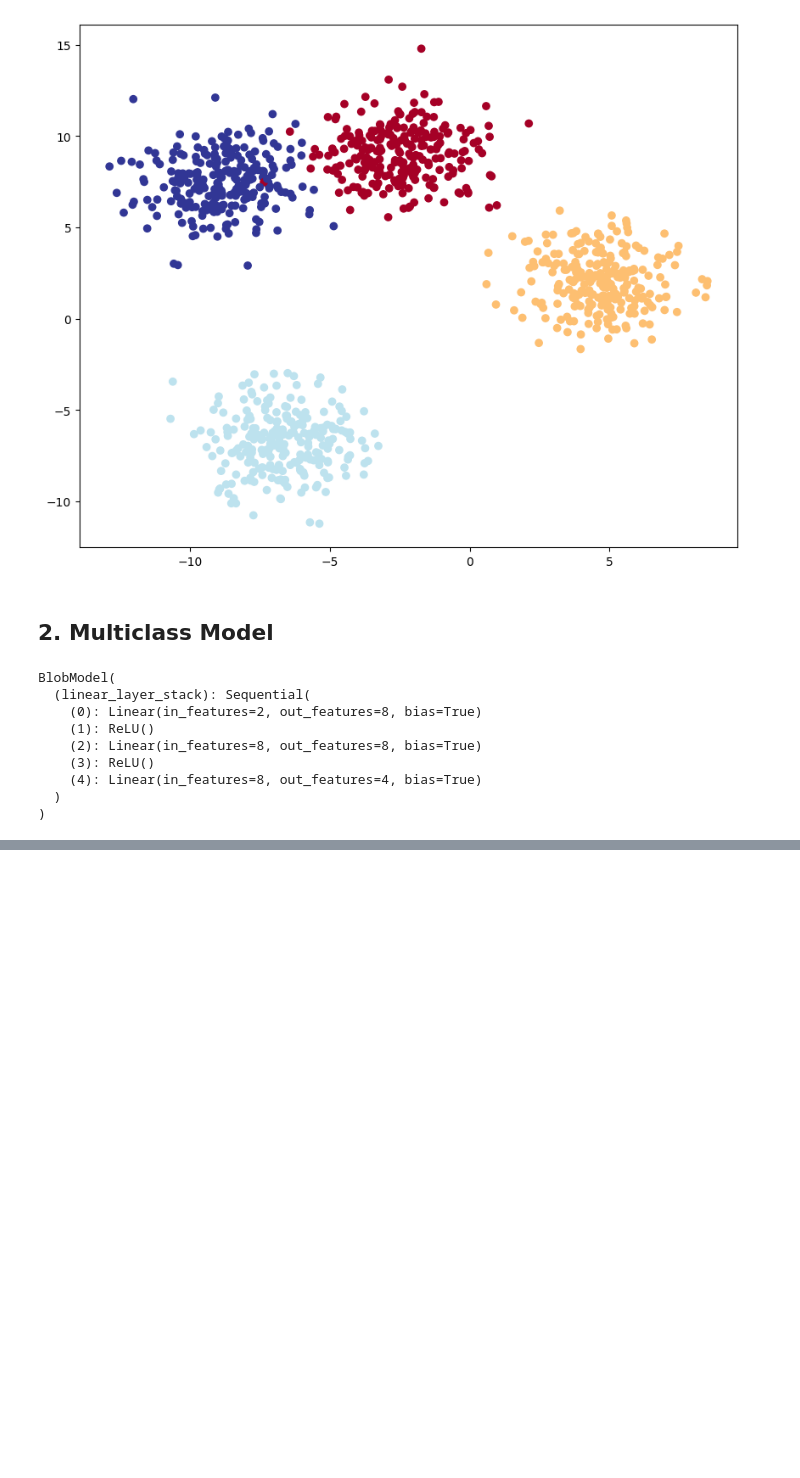
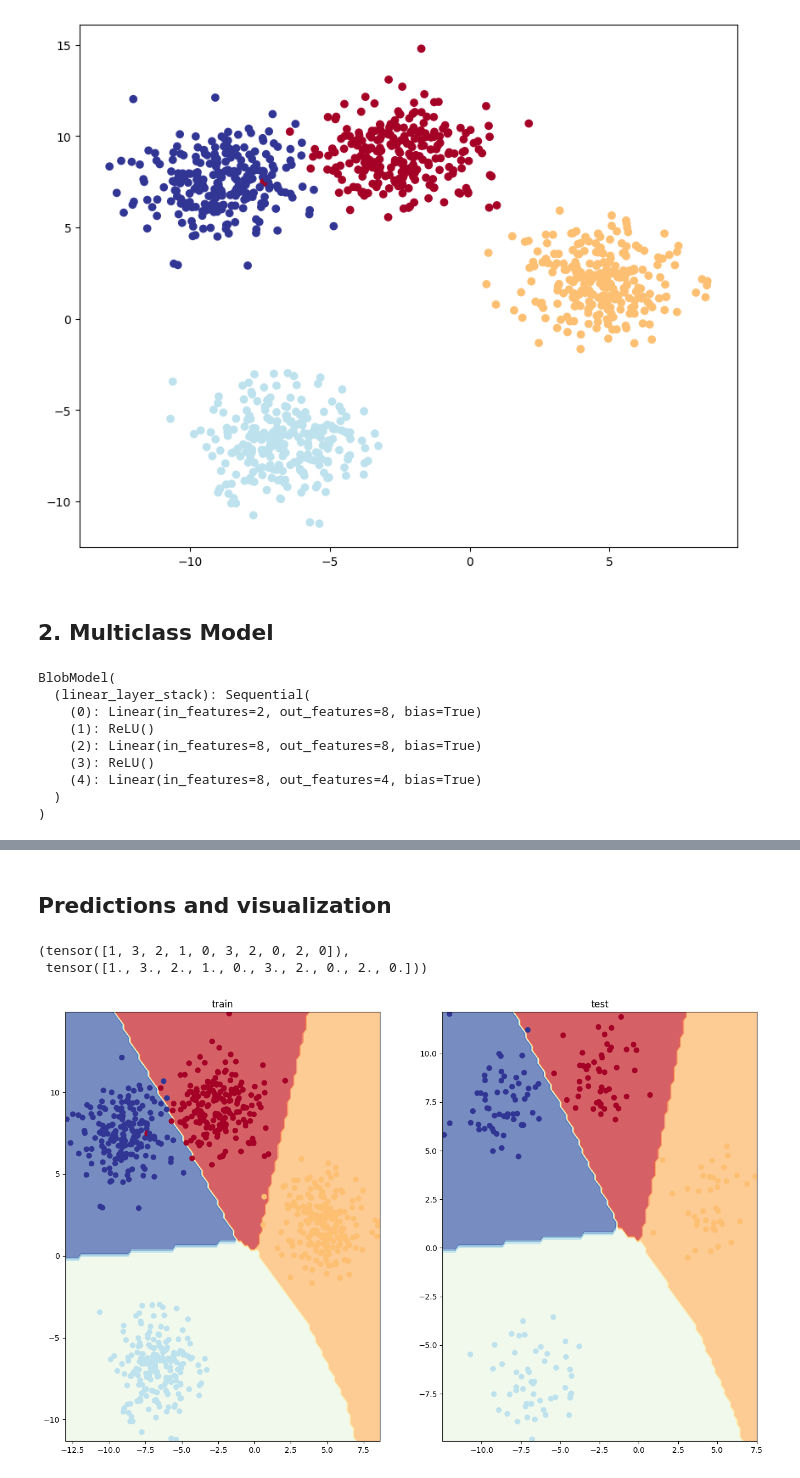
Before and after one commit to therealshai/Pytorch-notebooks, a Jupyter notebook: 02_pytorch_nn_classification.ipynb, the cells around one changed output, grey strips where cells are left out. Cells and saved outputs as stored; diff of their text form; code cells hidden in the pictures; blank space fills up the shorter version.

Commit message:
Completed Binary and Multi class Classification Models

```diff
--- a/02_pytorch_nn_classification.ipynb
+++ b/02_pytorch_nn_classification.ipynb
@@ -1037,0 +1047,25 @@ for epoch in range(EPOCHS):
+# %% [markdown]
+## Predictions and visualization
+# %%
+#making predictions
+model_4.eval()
+with torch.inference_mode():
+  y_blob_logits=model_4(X_blob_test)
+  y_blob_pred=torch.softmax(y_blob_logits,dim=1).argmax(dim=1)
+
+y_blob_pred[:10],y_blob_test[:10]
+# %% [output]
+(tensor([1, 3, 2, 1, 0, 3, 2, 0, 2, 0]),
+ tensor([1., 3., 2., 1., 0., 3., 2., 0., 2., 0.]))
+# %%
+plt.figure(figsize=(16,10))
+
+plt.subplot(1,2,1)
+plt.title("train")
+plot_decision_boundary(model_4,X_blob_train,y_blob_train)
+
+plt.subplot(1,2,2)
+plt.title("test")
+plot_decision_boundary(model_4,X_blob_test,y_blob_test)
+# %% [output]
+[figure, added]
```
Also changed, not shown: parts of 17 cells of this notebook.
